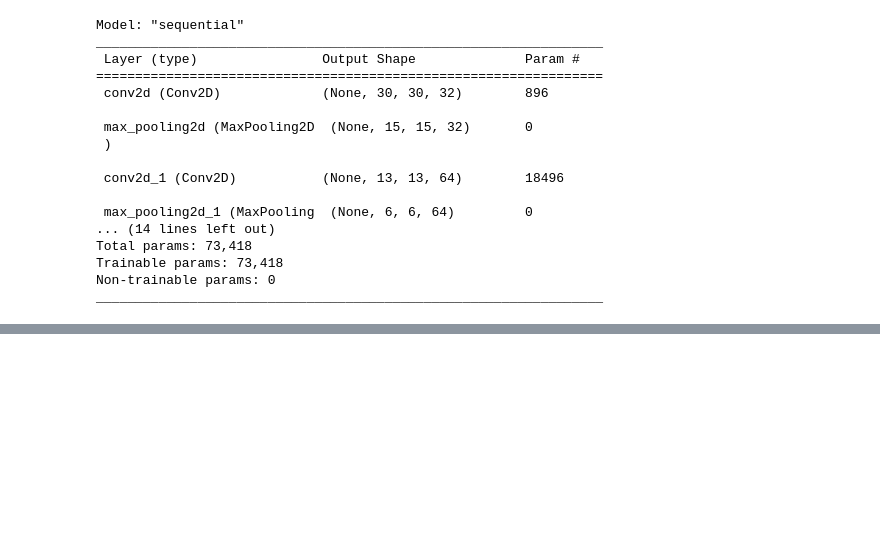
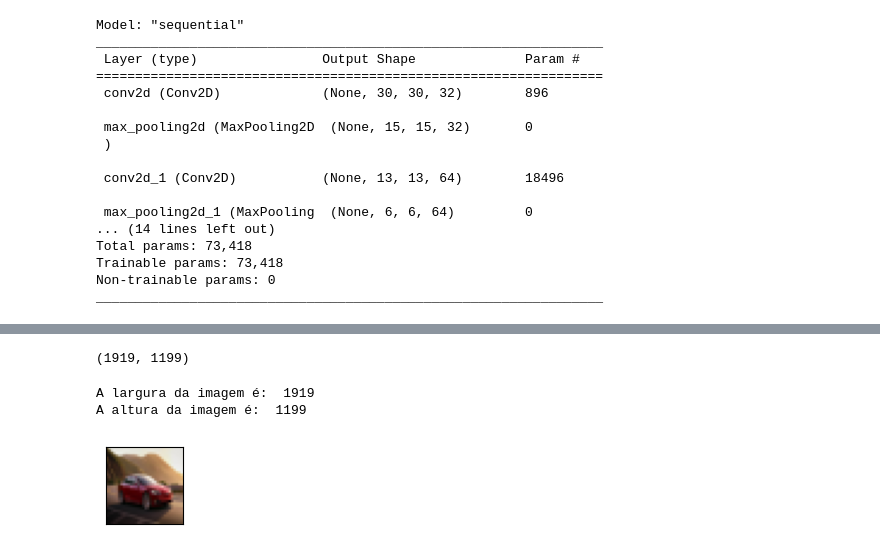
Before and after one commit to KARINAgoncalvesSOARES/Dsa, a Jupyter notebook: python_fundamentos/DeepLearning.ipynb, the cells around one changed output, grey strips where cells are left out. Saved outputs shown, nothing was run; the diff lists cells and outputs as text; code cells hidden in the pictures; blank space fills up the shorter version.

```diff
--- a/DeepLearning.ipynb
+++ b/python_fundamentos/DeepLearning.ipynb
@@ -117,0 +150,8 @@ modelo_dsa.compile(optimizer = 'adam',
+# %%
+# Carrega uma nova imagem
+nova_imagem = Image.open("/home/karinag/karina_python/git-hub/Dsa/python_fundamentos/dataset/nova_imagem.jpg")
+# %%
+# Dimensões da imagem (em pixels)
+nova_imagem.size
+# %% [output]
+(1919, 1199)
@@ -117,0 +162,18 @@ modelo_dsa.compile(optimizer = 'adam',
+# %%
+print("A largura da imagem é: ", largura)
+print("A altura da imagem é: ", altura)
+# %% [output]
+A largura da imagem é:  1919
+A altura da imagem é:  1199
+# %%
+# Redimensiona para 32x32 pixels
+nova_imagem = nova_imagem.resize((32, 32))
+# %%
+# Exibir a imagem
+plt.figure(figsize = (1,1))
+plt.imshow(nova_imagem)
+plt.xticks([])
+plt.yticks([])
+plt.show()
+# %% [output]
+[figure, added]
```
Also changed, not shown: parts of 14 cells of this notebook, 1 other file.
